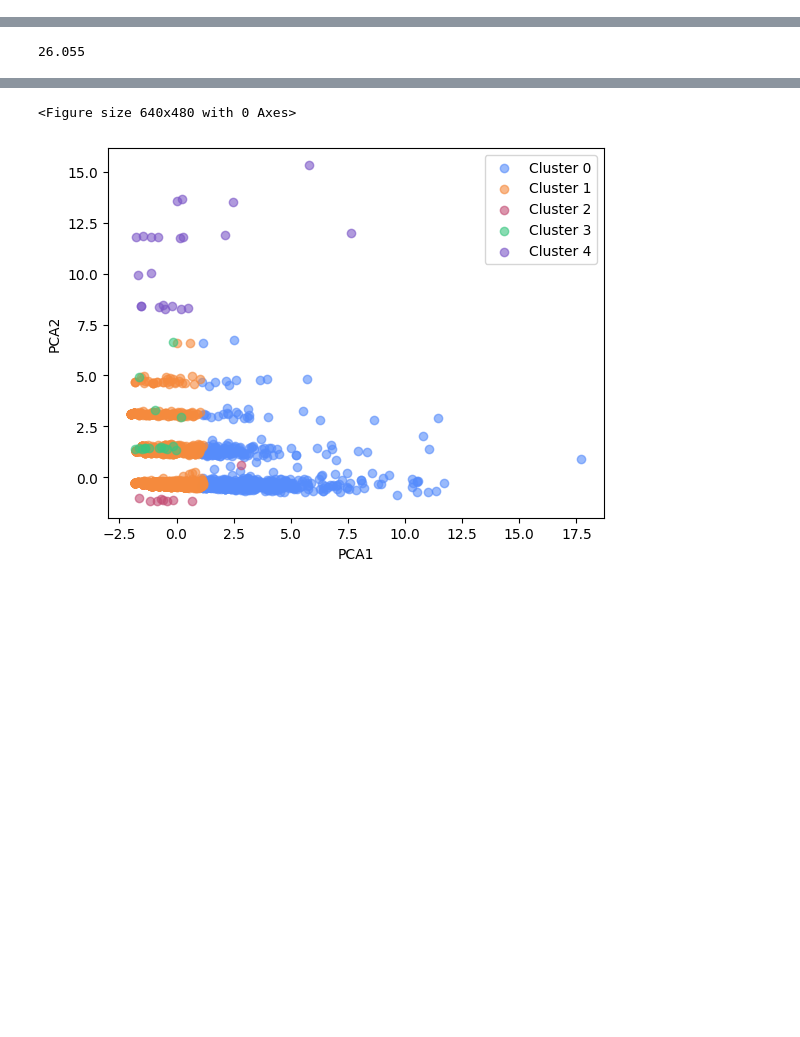
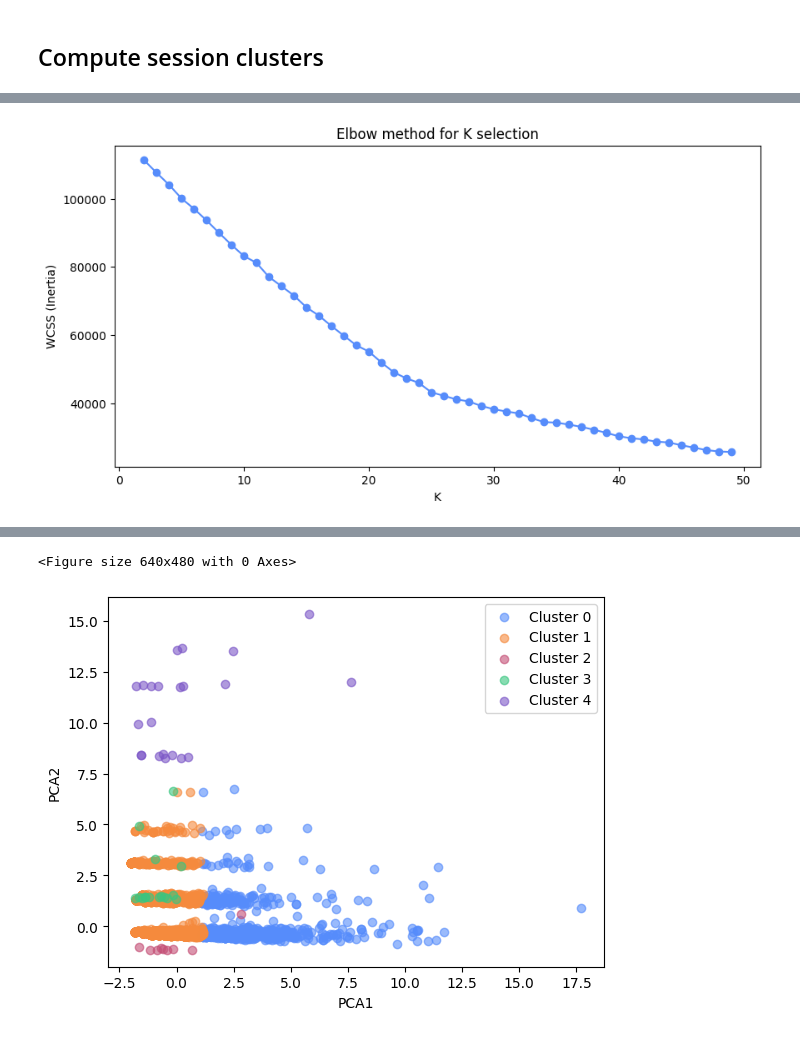
Before and after one commit to TarasHamkalo/on-web-data-mining, a Jupyter notebook: 04/notebooks/main.ipynb, the cells around one changed output, grey strips where cells are left out. Drawn from its saved outputs; the diff is of its cells as text; code cells hidden in the pictures; blank space fills up the shorter version.

Commit message:
feat(04): add mlflow and visits clustering

```diff
--- a/04/notebooks/main.ipynb
+++ b/04/notebooks/main.ipynb
@@ -302,6 +426,44 @@ rules
+# %% [markdown]
+## Compute session clusters
 # %%
-rules_catalog = rules[
-    rules["consequents"].apply(lambda x: "VIEW_CATALOG" in x)
-]
-rules_catalog.sort_values(by=["lift"], ascending=False)
+import pandas as pd
+from sklearn.preprocessing import StandardScaler
+from sklearn.cluster import KMeans
+import matplotlib.pyplot as plt
+
+expanded_sessions = []
+for visit_id, actions in sessions.items():
+    for page, cat, ext_cat, topic, time in actions:
+        if topic not in {"IN_GENERAL", "UNDETECTED", "NENI", "LASTMINUTE", ""}:
+            expanded_sessions.append({
+                'VisitID': visit_id,
+                'TopicName': topic,
+                'TimeOnPage': time
+            })
+
+df_flat = pd.DataFrame(expanded_sessions)
+
+matrix = df_flat.pivot_table(
+    index='VisitID',
+    columns='TopicName',
+    values='TimeOnPage',
+    aggfunc='sum'
+).fillna(0)
+
+scaler = StandardScaler()
+matrix_scaled = scaler.fit_transform(matrix)
+
+wcss = []
+k_range = range(2, min(50, len(matrix)))
+for i in k_range:
+    kmeans = KMeans(n_clusters=i, init='k-means++', random_state=42, n_init=10)
+    kmeans.fit(matrix_scaled)
+    wcss.append(kmeans.inertia_)
+
+plt.figure(figsize=(10, 5))
+plt.plot(k_range, wcss, marker='o')
+plt.title('Elbow method for K selection')
+plt.xlabel('K')
+plt.ylabel('WCSS (Inertia)')
+plt.show()
 # %% [output]
@@ -325,5 +470,8 @@ rules_catalog.sort_values(by=["lift"], ascending=False)
+[figure, added]
 # %%
-0.005  * len(transactions)
+optimal_k = 25
+model = KMeans(n_clusters=optimal_k, init='k-means++', random_state=42, n_init=10)
+clusters = model.fit_predict(matrix_scaled)
+
+matrix['cluster'] = clusters
-# %% [output]
-26.055
 # %%
```
Also changed, not shown: parts of 32 cells of this notebook, 1 other file.
